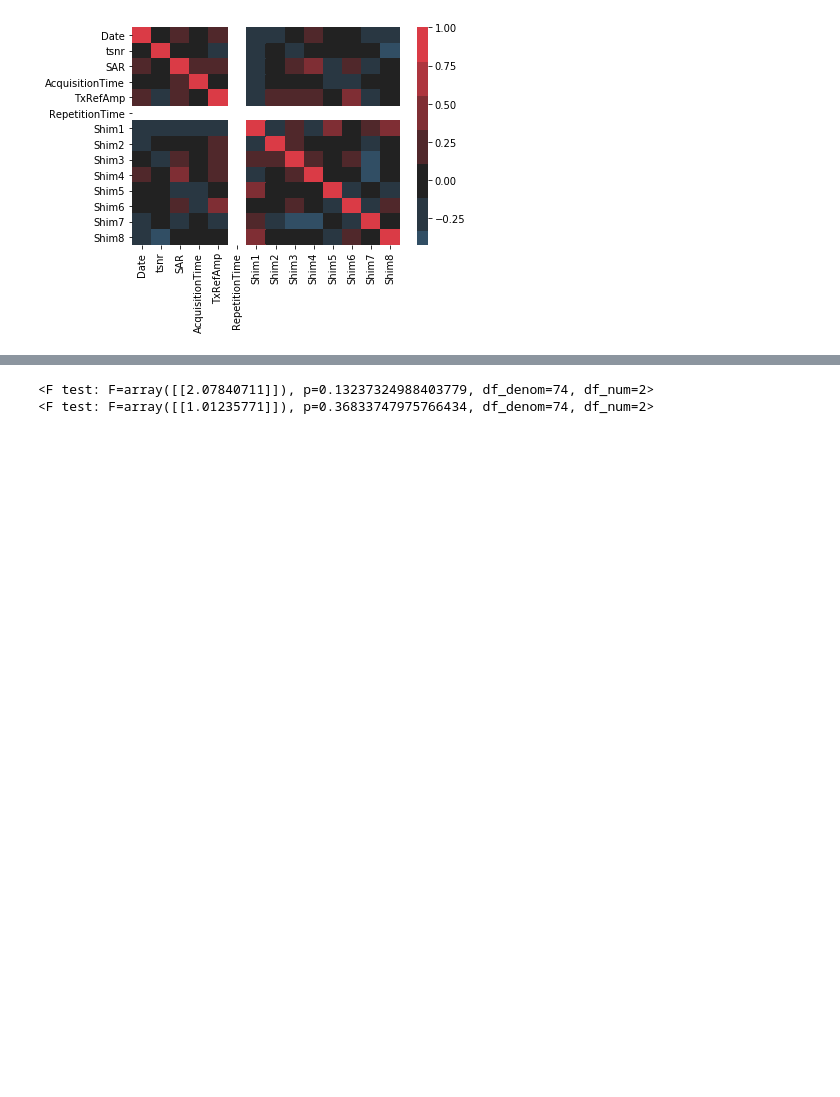
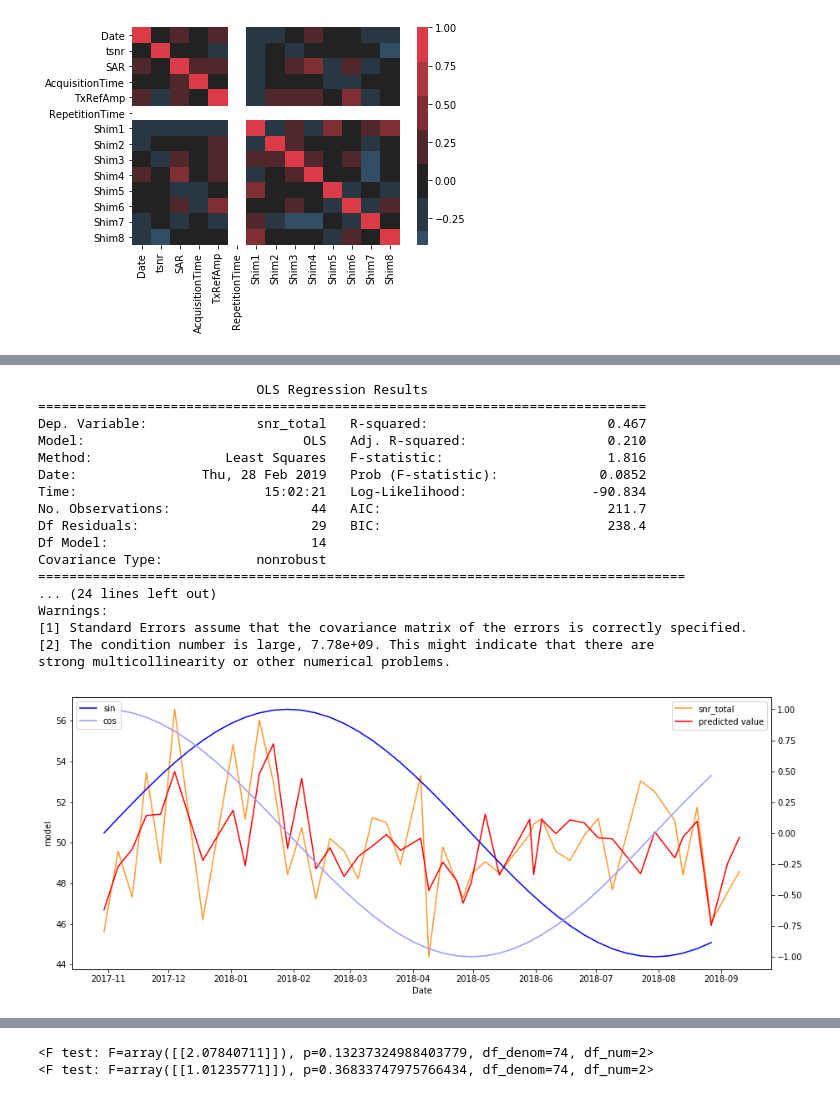
Before and after one commit to proj-nuisance/nuisance, a Jupyter notebook: ipy/nuisance.ipynb, the cells around one changed output, grey strips where cells are left out. Saved outputs shown, nothing was run; the diff lists cells and outputs as text; code cells hidden in the pictures; blank space fills up the shorter version.

```diff
--- a/ipy/nuisance.ipynb
+++ b/ipy/nuisance.ipynb
@@ -216,0 +123,5 @@ plt.legend(['sin', 'cos'], loc='upper left')
+# %%
+files3 = pd.read_csv('../data/extractions/p2_BOLD_snr.csv')
+df3 = pd.DataFrame(files3,columns=['Date', 'tsnr', 'TxRefAmp', 'AcquisitionTime', 'SAR',
+                                'RepetitionTime', 'Shim1', 'Shim2', 'Shim3', 'Shim4',
+                                'Shim5', 'Shim6', 'Shim7', 'Shim8', 'snr_total'])
@@ -217,3 +135,24 @@ plt.legend(['sin', 'cos'], loc='upper left')
+# %%
+regress('snr_total', df3)
+# %% [output]
+                            OLS Regression Results
+==============================================================================
+Dep. Variable:              snr_total   R-squared:                       0.467
+Model:                            OLS   Adj. R-squared:                  0.210
+Method:                 Least Squares   F-statistic:                     1.816
+Date:                Thu, 28 Feb 2019   Prob (F-statistic):             0.0852
+Time:                        15:02:21   Log-Likelihood:                -90.834
+No. Observations:                  44   AIC:                             211.7
+Df Residuals:                      29   BIC:                             238.4
+Df Model:                          14
+Covariance Type:            nonrobust
+===================================================================================
+... (24 lines left out)
+Warnings:
+[1] Standard Errors assume that the covariance matrix of the errors is correctly specified.
+[2] The condition number is large, 7.78e+09. This might indicate that there are
+strong multicollinearity or other numerical problems.
+[figure, added]
 # %%
 # F-TEST FOR P2 AND P2X WITH SHIM
 #P2
```
Also changed, not shown: parts of 17 cells of this notebook.
